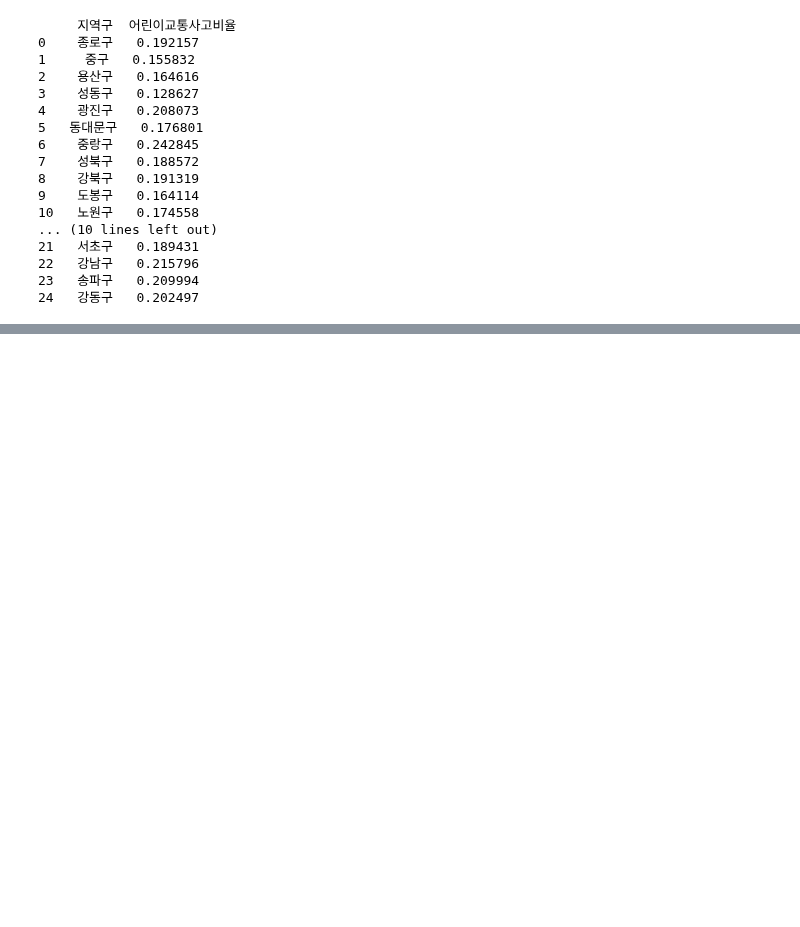
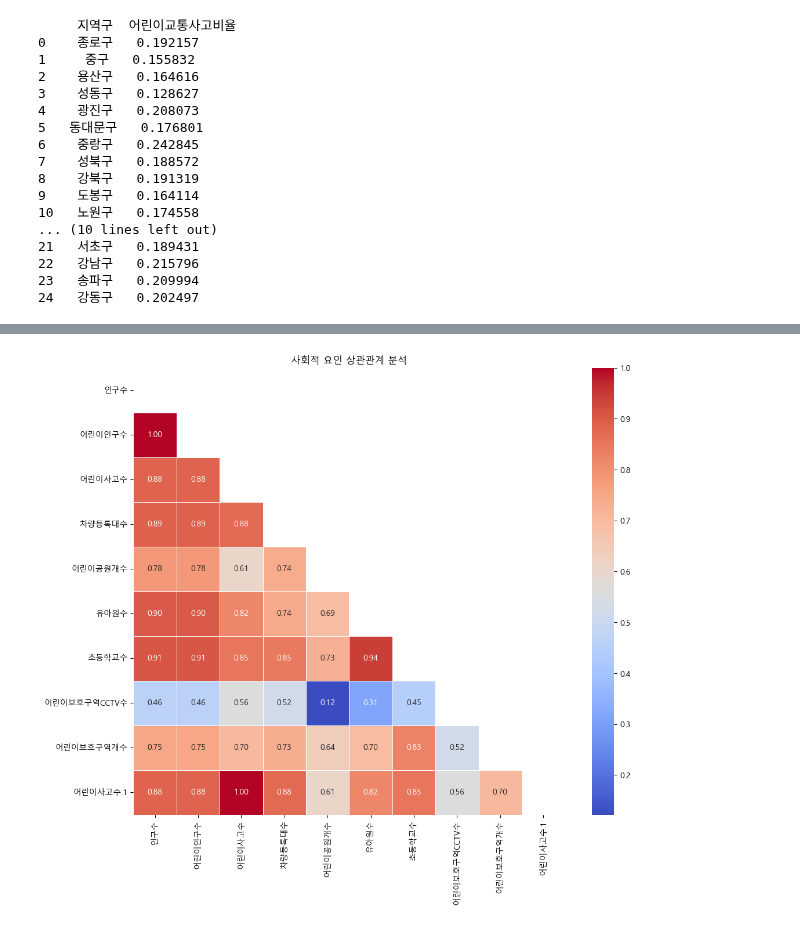
Before and after one commit to ssasdfccaf/Weather-and-traffic-accidents, a Jupyter notebook: 동옥/서울시 어린이 교통사고/map.ipynb, the cells around one changed output, grey strips where cells are left out. Drawn from its saved outputs; the diff is of its cells as text; code cells hidden in the pictures; blank space fills up the shorter version.

```diff
--- a/동옥/서울시 어린이 교통사고/map.ipynb
+++ b/동옥/서울시 어린이 교통사고/map.ipynb
@@ -502,0 +600,35 @@ m
+# %%
+import pandas as pd
+import seaborn as sns
+import numpy as np
+import matplotlib.pyplot as plt
+from matplotlib import font_manager, rc
+
+# 데이터 읽기
+file_path = "종합서울DB.csv"
+df = pd.read_csv(file_path, encoding='cp949')
+
+# '지역구', '유치원수', '어린이집수', '초등학교수' 컬럼 삭제
+df = df.drop(columns=['지역구', '유치원수', '어린이집수'])
+
+# 폰트 설정
+font_path = "C:/Windows/Fonts/malgun.ttf"  # 한글 폰트 파일 경로
+font_name = font_manager.FontProperties(fname=font_path).get_name()
+rc('font', family=font_name)
+
+# 상관관계 계산
+correlation_matrix = df.corr()
+
+# 히트맵 시각화
+plt.figure(figsize=(12, 10))
+
+# 상관관계 행렬의 아래 삼각형에 마스크 생성
+mask = np.zeros_like(correlation_matrix)
+mask[np.triu_indices_from(mask)] = True
+
+# 히트맵 그리기
+sns.heatmap(correlation_matrix, annot=True, cmap='coolwarm', fmt=".2f", linewidths=.5, mask=mask)
+plt.title("사회적 요인 상관관계 분석")
+plt.show()
+# %% [output]
+[figure, added]
```
Also changed, not shown: parts of 6 cells of this notebook, 23 other files.
